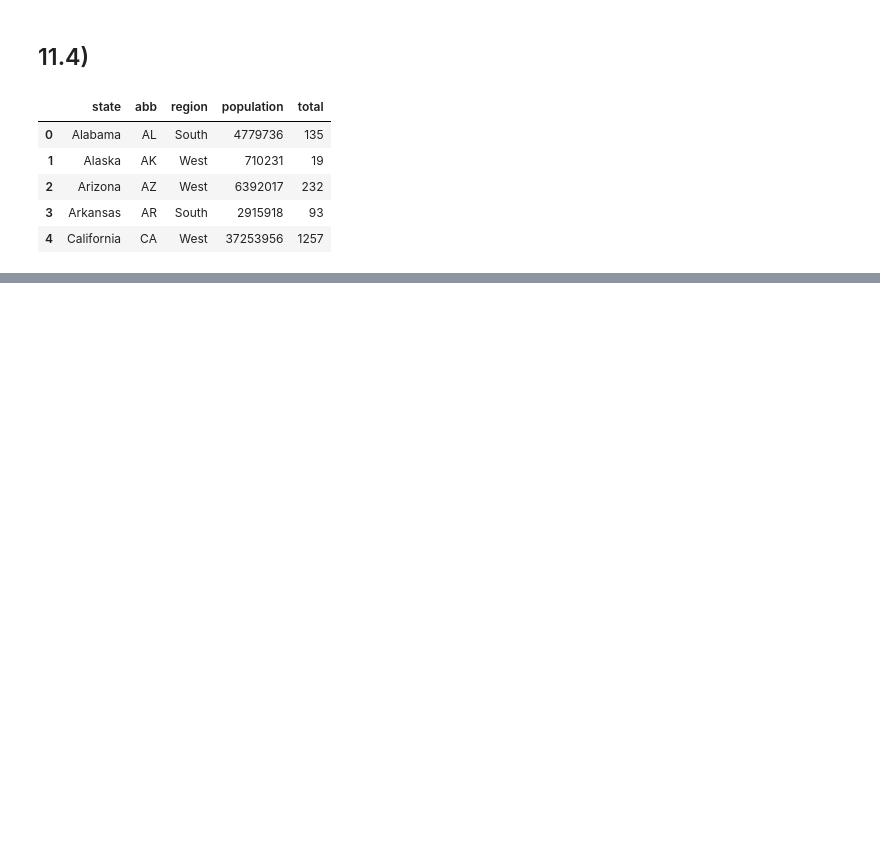
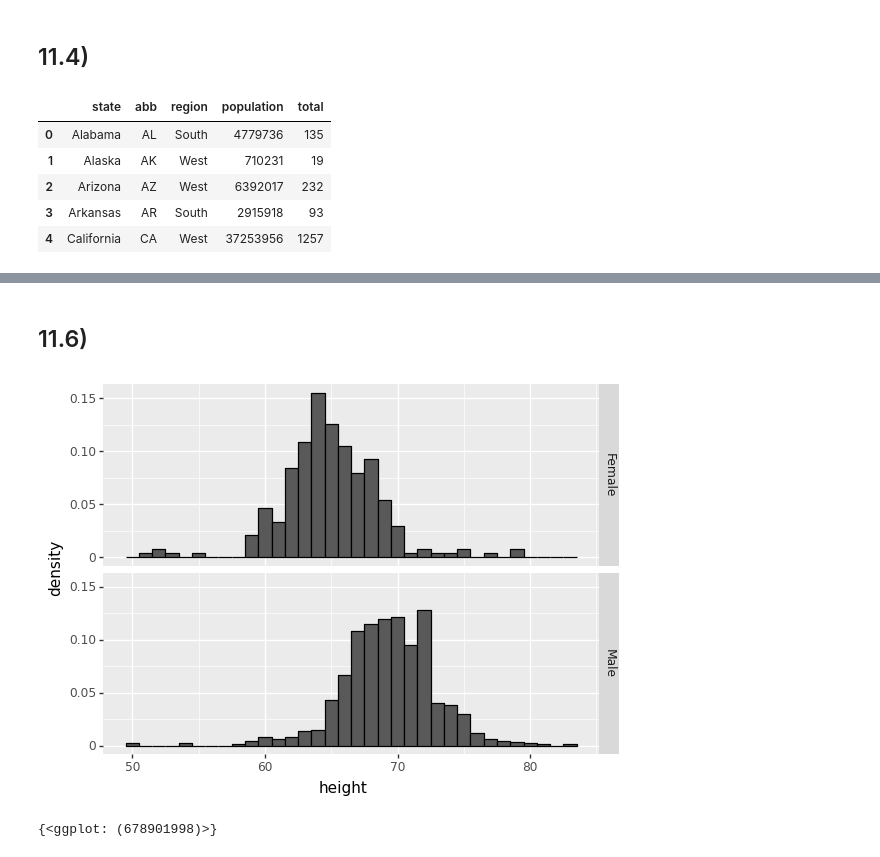
Before and after one commit to pdcos/analise_visual_ciencia_de_dados, a Jupyter notebook: participacao_3/solutions_3.ipynb, the cells around one changed output, grey strips where cells are left out. Saved outputs shown, nothing was run; the diff lists cells and outputs as text; code cells hidden in the pictures; blank space fills up the shorter version.

```diff
--- a/participacao_3/solutions_3.ipynb
+++ b/participacao_3/solutions_3.ipynb
@@ -62,0 +100,12 @@ df = (df_murders
+# %% [markdown]
+## 11.6)
+# %%
+{
+    ggplot(df_heights) + aes(x='height', y ='..density..') + \
+    geom_histogram(binwidth=1, color="black") + \
+    facet_grid('sex ~ .')
+
+}
+# %% [output]
+[figure, added]
+{<ggplot: (678901998)>}
```
Also changed, not shown: parts of 7 cells of this notebook.
